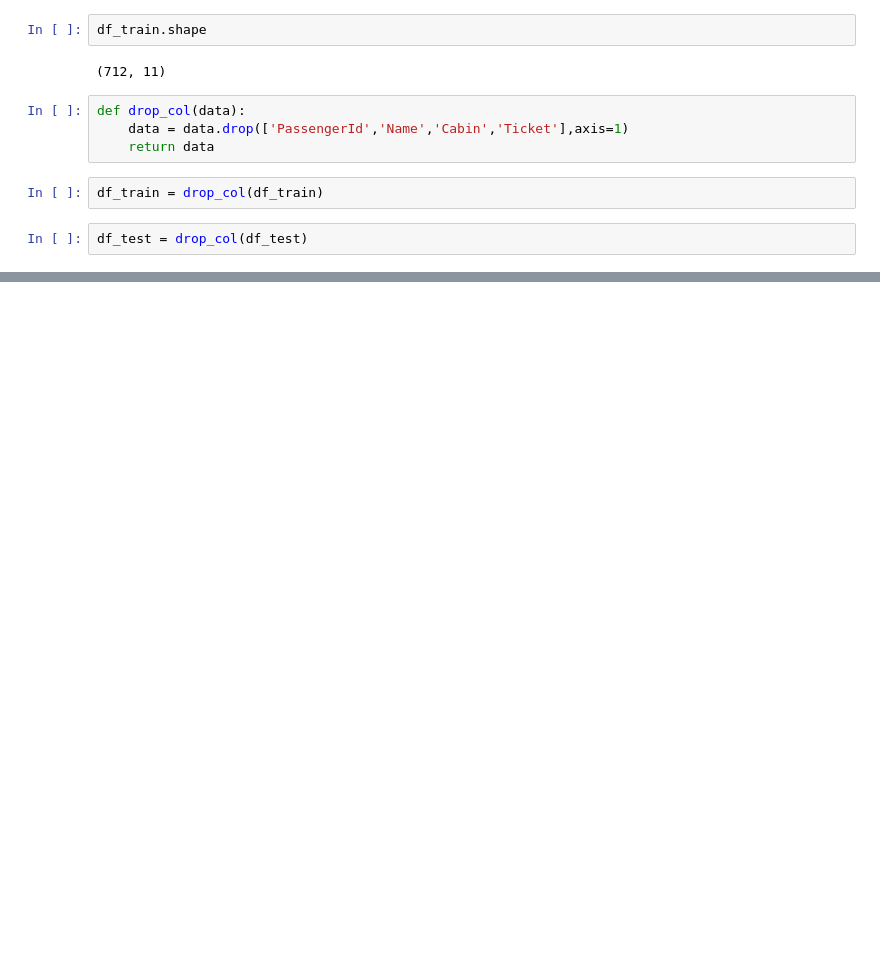
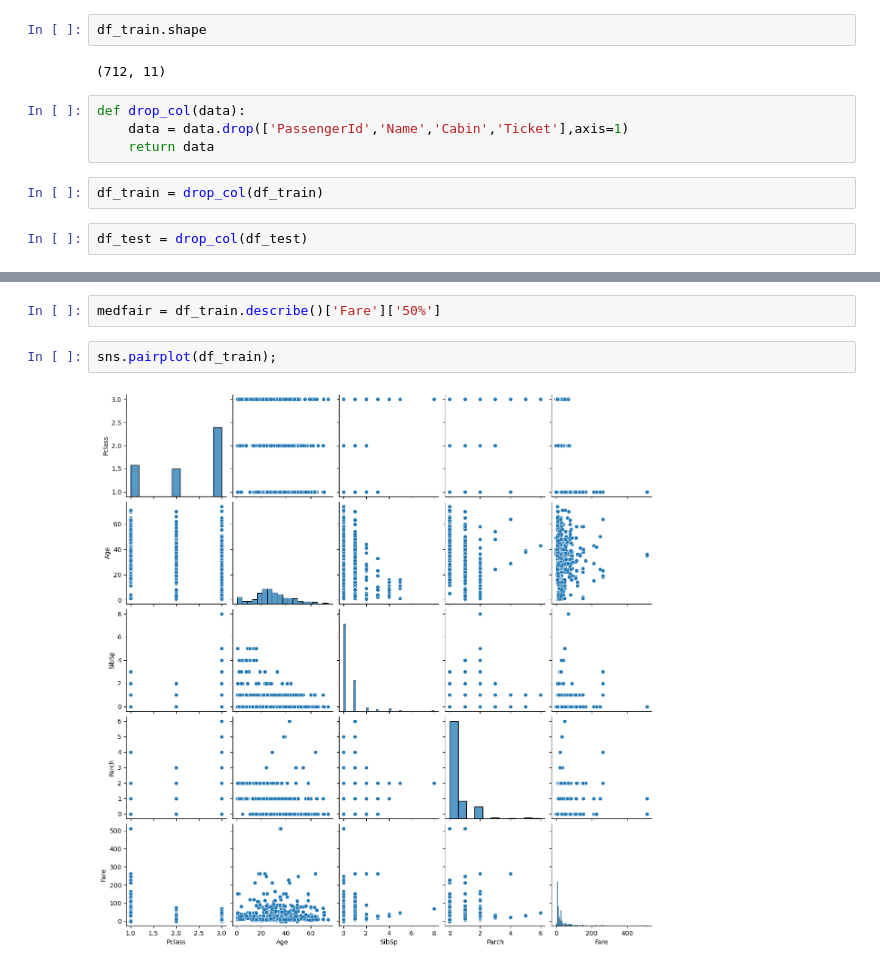
Before and after one commit to Abdelrahmanelfeky987/Dokcer-Image-for-Titanic-Classification, a Jupyter notebook: classification.ipynb, the cells around one changed output, grey strips where cells are left out. Drawn from its saved outputs; the diff is of its cells as text; blank space fills up the shorter version.

```diff
--- a/classification.ipynb
+++ b/classification.ipynb
@@ -102,0 +103,6 @@ df_train.describe()
+# %%
+medfair = df_train.describe()['Fare']['50%']
+# %%
+sns.pairplot(df_train);
+# %% [output]
+[figure, added]
```
Also changed, not shown: parts of 38 cells of this notebook.
